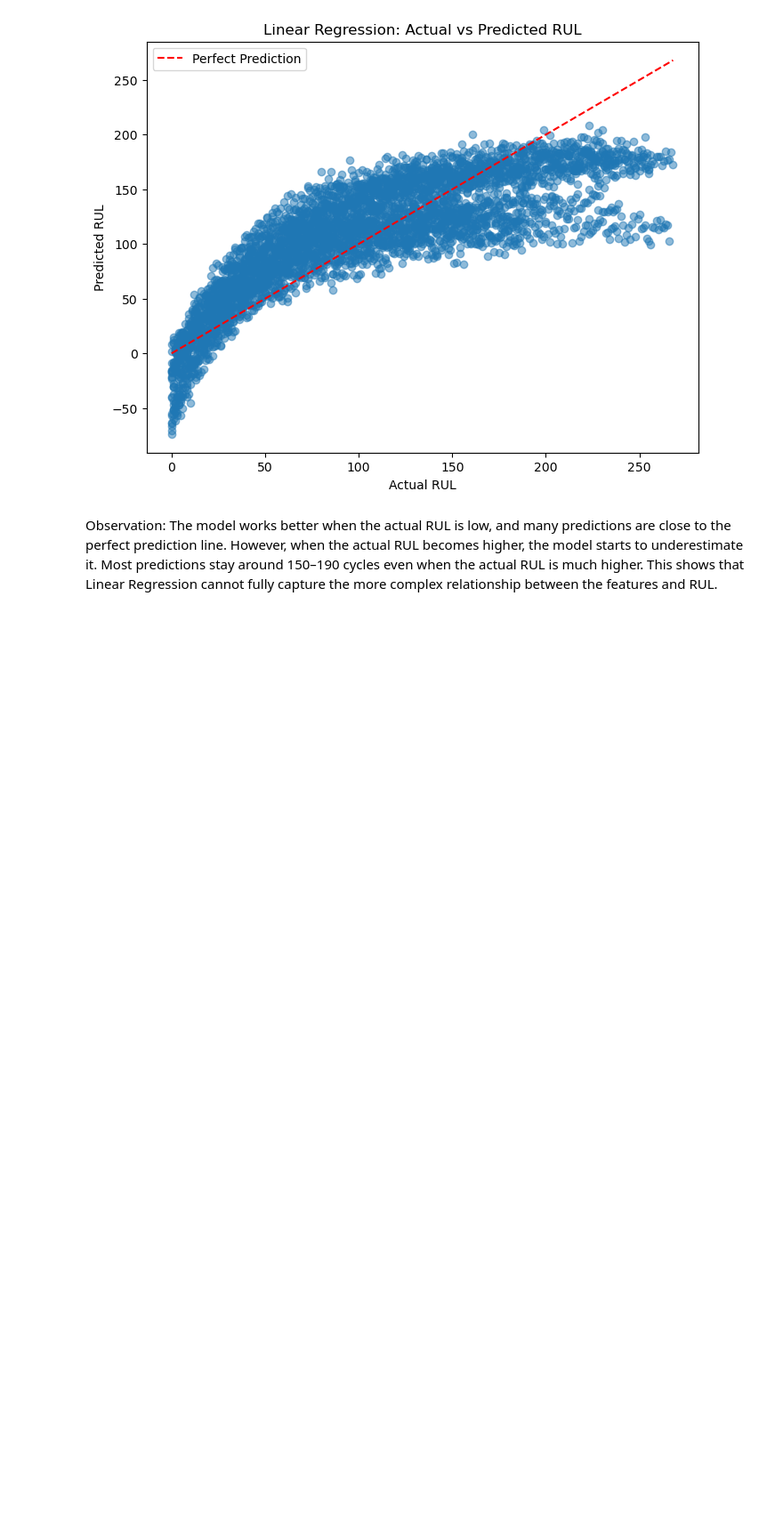
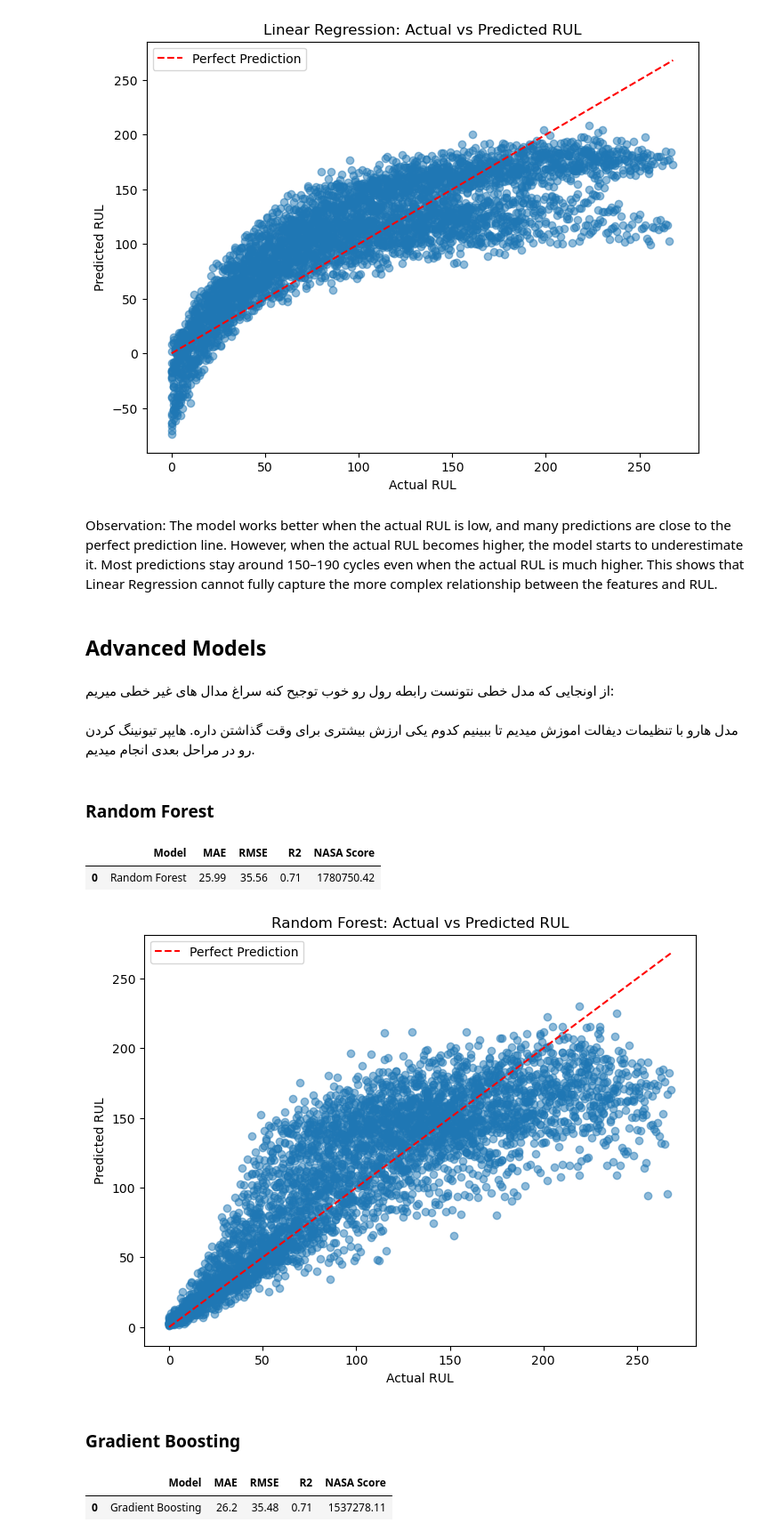
Before and after one commit to variableh/NASA, a Jupyter notebook: 02_modeling.ipynb, the cells around one changed output. Shown at 89% size. Drawn from its saved outputs; the diff is of its cells as text; code cells hidden in the pictures; blank space fills up the shorter version.

Commit message:
train advanced model

```diff
--- a/02_modeling.ipynb
+++ b/02_modeling.ipynb
@@ -117,3 +117,43 @@ plt.show()
 # %% [markdown]
 Observation:
 The model works better when the actual RUL is low, and many predictions are close to the perfect prediction line. However, when the actual RUL becomes higher, the model starts to underestimate it. Most predictions stay around 150–190 cycles even when the actual RUL is much higher. This shows that Linear Regression cannot fully capture the more complex relationship between the features and RUL.
+# %% [markdown]
+## Advanced Models
+# %% [markdown]
+از اونجایی که مدل خطی نتونست رابطه رول رو خوب توجیح کنه سراغ مدال های غیر خطی میریم:
+# %% [markdown]
+مدل هارو با تنظیمات دیفالت اموزش میدیم تا ببینیم کدوم یکی ارزش بیشتری برای وقت گذاشتن داره. هایپر تیونینگ کردن رو در مراحل بعدی انجام میدیم.
+# %% [markdown]
+### Random Forest
+# %%
+rf_model = RandomForestRegressor(n_estimators=100,random_state=42, n_jobs=-1)
+rf_model = rf_model.fit(X_train, y_train)
+y_pred_rf = rf_model.predict(X_val)
+# %%
+rf_score = evaluate_model(y_val, y_pred_rf, "Random Forest")
+rf_score
+# %% [output]
+|  | Model | MAE | RMSE | R2 | NASA Score |
+| 0 | Random Forest | 25.99 | 35.56 | 0.71 | 1780750.42 |
+# %%
+plt.figure(figsize=(8, 6))
+
+plt.scatter(y_val, y_pred_rf, alpha=0.5)
+
+plt.plot(
+    [y_val.min(), y_val.max()],
+    [y_val.min(), y_val.max()],
+    linestyle="--",
+    color='red',
+    label='Perfect Prediction'
+)
+
+plt.xlabel("Actual RUL")
+plt.ylabel("Predicted RUL")
+plt.title("Random Forest: Actual vs Predicted RUL")
+plt.legend()
+plt.show()
+# %% [output]
+[figure, added]
+# %% [markdown]
+### Gradient Boosting
@@ -119,0 +164,6 @@ The model works better when the actual RUL is low, and many predictions are clos
+# %%
+gb_score = evaluate_model(y_val, y_pred_gb, "Gradient Boosting")
+gb_score
+# %% [output]
+|  | Model | MAE | RMSE | R2 | NASA Score |
+| 0 | Gradient Boosting | 26.2 | 35.48 | 0.71 | 1537278.11 |
```
Also changed, not shown: parts of 15 cells of this notebook.
